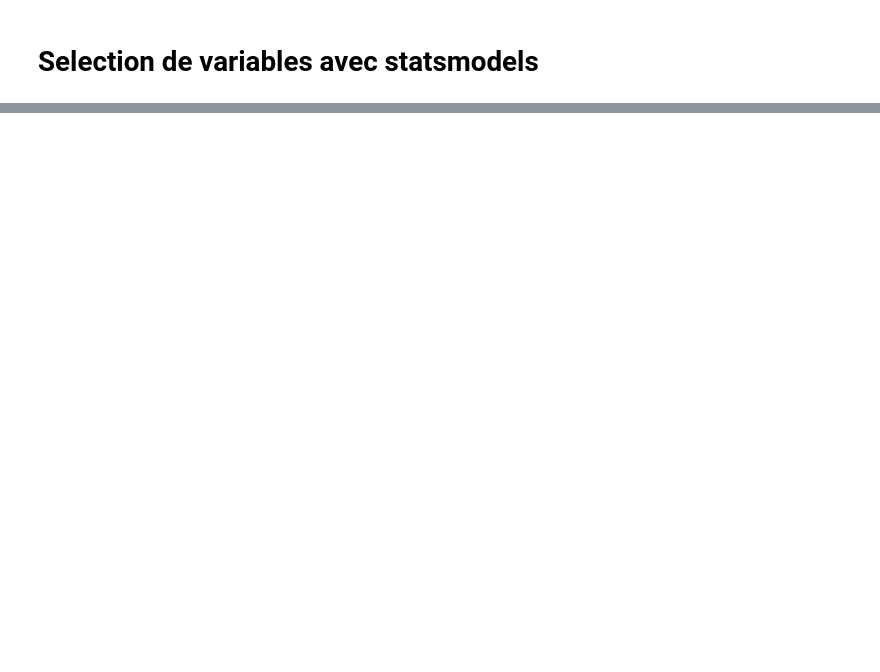
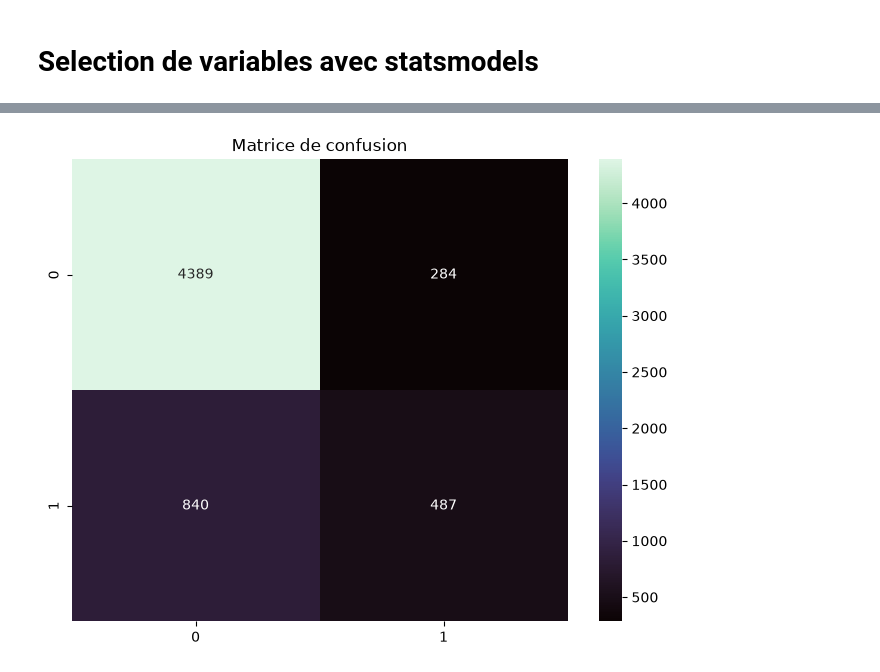
Before and after one commit to NAVIRE35/ML, a Jupyter notebook: Projet_VILLAIN.ipynb, the cells around one changed output, grey strips where cells are left out. Saved outputs shown, nothing was run; the diff lists cells and outputs as text; code cells hidden in the pictures; blank space fills up the shorter version.

```diff
--- a/Projet_VILLAIN.ipynb
+++ b/Projet_VILLAIN.ipynb
@@ -319,0 +710,83 @@ Variables conservées : ['LIMIT_BAL', 'SEX', 'EDUCATION', 'MARRIAGE', 'AGE', 'PA
+# %%
+# Définir les paramètres à tester avec GridSearchCV
+param_grid = {
+    'n_estimators': [100, 200],
+    'max_depth': [5, 7],
+    'min_samples_split': [10, 15],
+    'min_samples_leaf': [4, 6],
+}
+
+# Mettre en place GridSearchCV
+grid_search = GridSearchCV(
+    estimator=rf,
+    param_grid=param_grid,
+    scoring='f1',
+    cv=cvstrat,
+    return_train_score=True,
+    n_jobs=1,
+    verbose=1)
+
+# Enregistrer le temps d'exécution
+start_time = time.time()
+
+# Exécuter GridSearchCV
+grid_search.fit(x_train_std, y_train.squeeze())
+
+# Enregistrer le temps d'exécution
+execution_time_rf = time.time() - start_time
+
+# Meilleurs paramètres
+best_params = grid_search.best_params_
+print("Meilleurs paramètres:", best_params)
+
+# Score moyen du meilleur modèle (validation croisée)
+mean_score_best_model = grid_search.best_score_
+print(f"Score moyen (meilleur modèle) sur la validation croisée: {mean_score_best_model:.4f}")
+
+# Prédictions avec le meilleur modèle
+y_pred = grid_search.predict(x_test_std)
+
+# Évaluation du modèle
+accuracy_rf = accuracy_score(y_test, y_pred)
+recall_rf = recall_score(y_test, y_pred)
+precision_rf = precision_score(y_test, y_pred)
+f1_rf = f1_score(y_test, y_pred)
+
+# Afficher les résultats
+print("Résultats:")
+print(f"Accuracy: {accuracy_rf:.5f}")
+print(f"Recall: {recall_rf:.5f}")
+print(f"Precision: {precision_rf:.5f}")
+print(f"F1 Score: {f1_rf:.5f}")
+print(f"Temps d'exécution: {execution_time_rf:.5f} secondes")
+print("Classification Report:")
+print(classification_report(y_test, y_pred, digits=4))
+
+# Matrice de confusion
+conf_matrix_rf = confusion_matrix(y_test, y_pred)
+print("Matrice de confusion:")
+display(conf_matrix_rf)
+
+# Afficher la matrice de confusion
+plt.figure(figsize=(8, 6))
+sns.heatmap(rfc_conf_matrix, annot=True, fmt='d', cmap='mako')
+plt.title('Matrice de confusion')
+plt.show()
+
+# Courbe ROC
+y_proba = grid_search.predict_proba(x_test_std)[:, 1]
+fpr, tpr, _ = roc_curve(y_test, y_proba)
+roc_auc = auc(fpr, tpr)
+
+# Affichage de la courbe ROC
+plt.figure()
+plt.plot(fpr, tpr, color='darkorange', lw=2, label=f'ROC curve (area = {roc_auc:.2f})')
+plt.plot([0, 1], [0, 1], color='navy', lw=2, linestyle='--')
+plt.xlim([0.0, 1.0])
+plt.ylim([0.0, 1.05])
+plt.xlabel('False Positive Rate')
+plt.ylabel('True Positive Rate')
+plt.title('Receiver Operating Characteristic')
+plt.legend(loc="lower right")
+plt.show()
+# %% [output]
@@ -319,0 +815 @@ Variables conservées : ['LIMIT_BAL', 'SEX', 'EDUCATION', 'MARRIAGE', 'AGE', 'PA
+[figure, added]
```
Also changed, not shown: parts of 18 cells of this notebook.
